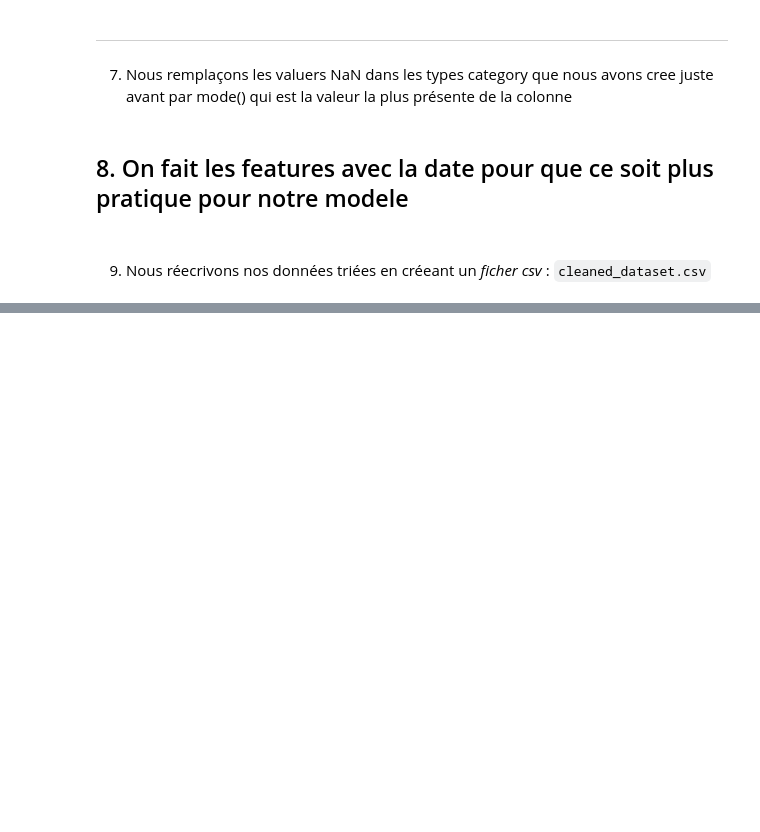
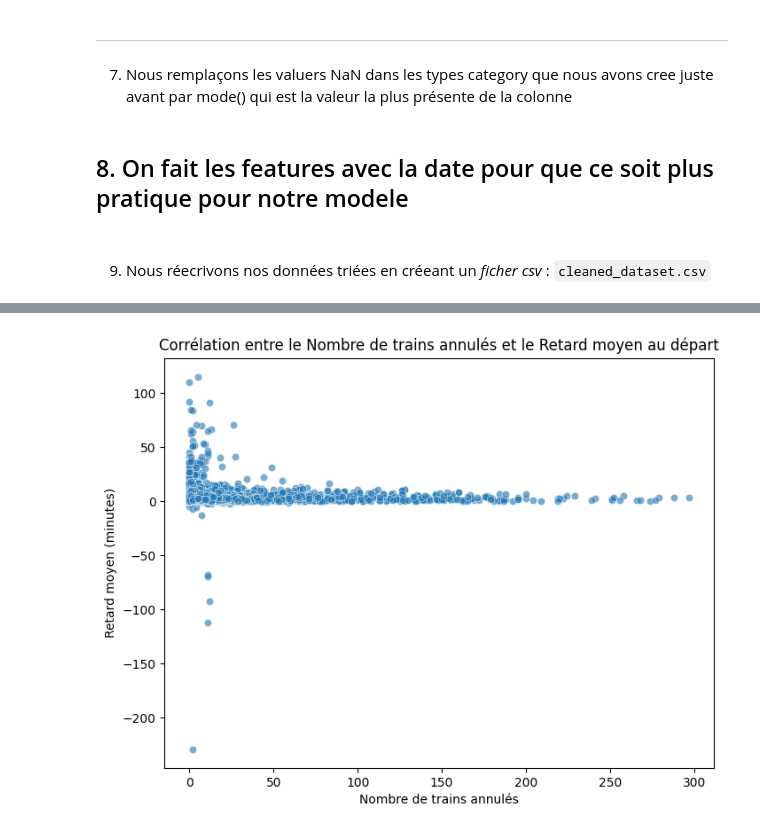
Before and after one commit to louispouillet/Etardis, a Jupyter notebook: tardis_eda.ipynb, the cells around one changed output, grey strips where cells are left out. Drawn from its saved outputs; the diff is of its cells as text; code cells hidden in the pictures; blank space fills up the shorter version.

```diff
--- a/tardis_eda.ipynb
+++ b/tardis_eda.ipynb
@@ -144,0 +264,19 @@ df.describe()
+# %%
+import matplotlib.pyplot as plt
+import seaborn as sns
+
+plt.figure(figsize=(8,6))
+
+sns.scatterplot(
+    x="Nombre de trains annulés",
+    y="Retard moyen de tous les trains au départ",
+    data=df,
+    alpha=0.6
+)
+
+plt.title("Corrélation entre le Nombre de trains annulés et le Retard moyen au départ")
+plt.xlabel("Nombre de trains annulés")
+plt.ylabel("Retard moyen (minutes)")
+plt.show()
+# %% [output]
+[figure, added]
```
Also changed, not shown: parts of 14 cells of this notebook.
